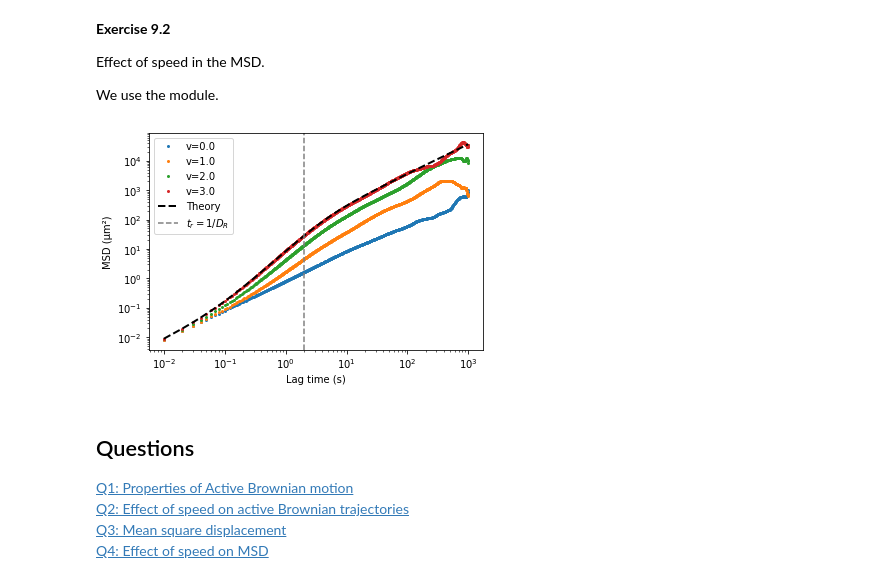
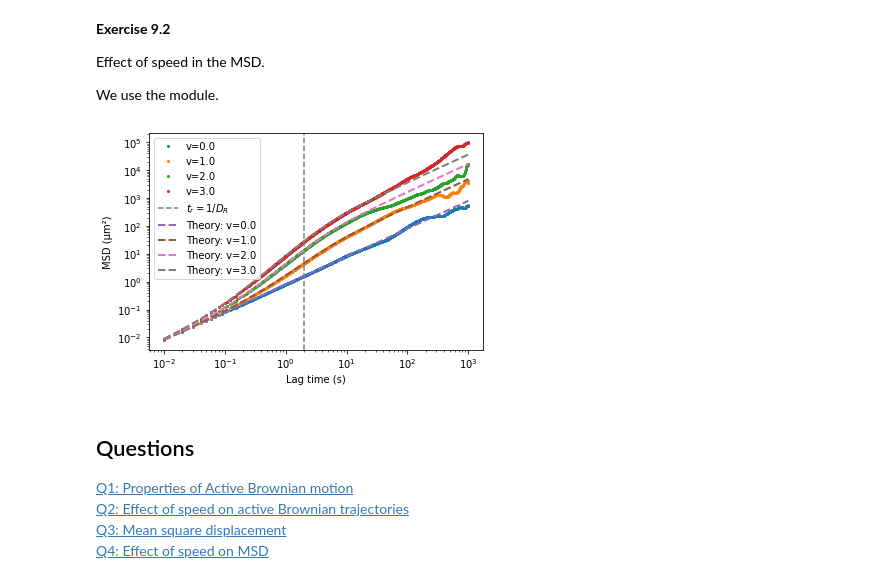
Before and after one commit to FFR120-FYM119/FFR120-FYM119-course, a Jupyter notebook: Ch09_living_crystals/ec09_1_active_brownian_motion/active_brownian_motion.ipynb, the cells around one changed output. Drawn from its saved outputs; the diff is of its cells as text; code cells hidden in the pictures.

```diff
--- a/Ch09_living_crystals/ec09_1_active_brownian_motion/active_brownian_motion.ipynb
+++ b/Ch09_living_crystals/ec09_1_active_brownian_motion/active_brownian_motion.ipynb
@@ -303,35 +303,40 @@ We use the module.
 dt = 0.01
 D_T = 0.2
 D_R = 0.5
 speed_values = [0.0, 1.0, 2.0, 3.0]
 
 steps = 100000
 
 # for calculating t-MSD
 n_lags = 1000
 lag_steps = np.unique(
     np.geomspace(1, steps, n_lags).astype(int)
 )
 
 for i, speed in enumerate(speed_values):
     r, _ = abm.simulate_abp(
         steps,
         dt,
         speed,
         D_T,
         D_R,
     )
     msd_t = abm.time_averaged_msd(r, lag_steps)
     plt.loglog(lag_times, msd_t, "o", ms=2, label=f"v={speed}")
 
-plt.loglog(lag_times, theory, "k--", lw=2, label="Theory")
 plt.axvline(1 / D_R, color="gray", ls="--", label="$t_r = 1/D_R$")
+
+for speed in speed_values:
+    theory = abm.abp_msd_theory(lag_times, speed, D_T, D_R)
+    plt.loglog(lag_times, theory, "--", lw=2,
+               label=f"Theory: v={speed}")
+
 plt.xlabel("Lag time (s)")
 plt.ylabel("MSD (µm²)")
 plt.legend()
 plt.show()
 # %% [output]
-[figure, old version]
+[figure, new version]
 # %% [markdown]
 <a id="questions"></a>
 ## Questions
```
Also changed, not shown: parts of 6 cells of this notebook.
